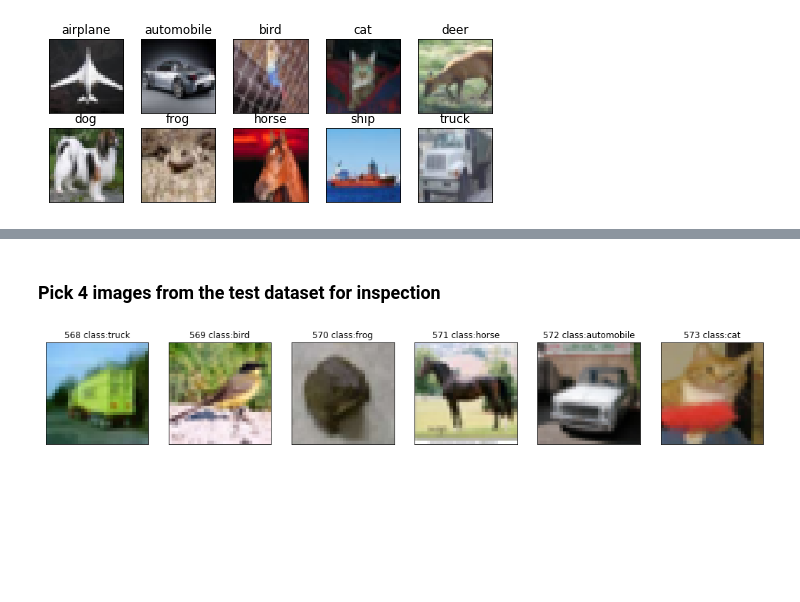
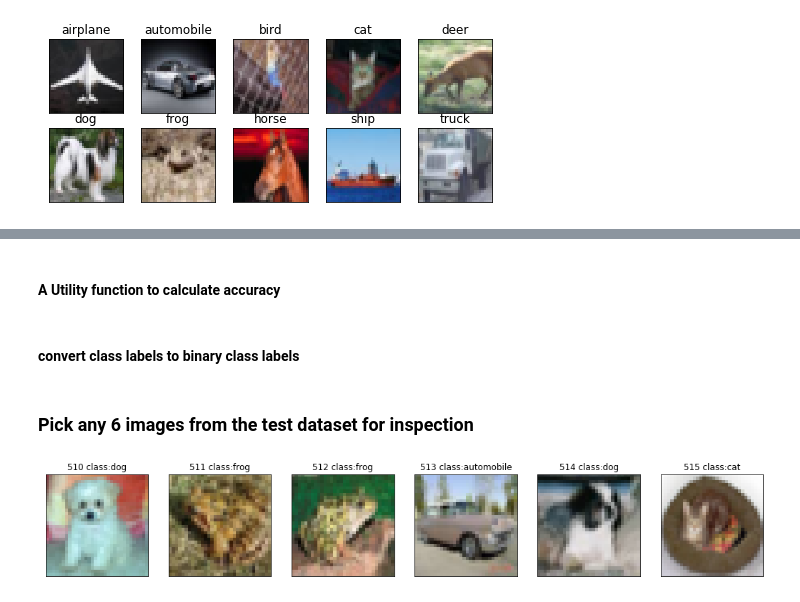
Before and after one commit to sarvan0506/AI, a Jupyter notebook: Assignment9.ipynb, the cells around one changed output, grey strips where cells are left out. Saved outputs shown, nothing was run; the diff lists cells and outputs as text; code cells hidden in the pictures; blank space fills up the shorter version.

```diff
--- a/Assignment9.ipynb
+++ b/Assignment9.ipynb
@@ -66,6 +71,8 @@ def plot_model_history(model_history):
     axs[1].set_xticks(np.arange(1,len(model_history.history['loss'])+1),len(model_history.history['loss'])/10)
     axs[1].legend(['train', 'val'], loc='best')
     plt.show()
+# %% [markdown]
+#### A Utility function to calculate accuracy
 # %%
 def accuracy(test_x, test_y, model):
     result = model.predict(test_x)
@@ -74,6 +81,8 @@ def accuracy(test_x, test_y, model):
     num_correct = np.sum(predicted_class == true_class)
     accuracy = float(num_correct)/result.shape[0]
     return (accuracy * 100)
+# %% [markdown]
+#### convert class labels to binary class labels
 # %%
 train_features = train_features.astype('float32')/255
 test_features = test_features.astype('float32')/255
@@ -81,19 +90,19 @@ test_features = test_features.astype('float32')/255
 train_labels = np_utils.to_categorical(train_labels, num_classes)
 test_labels = np_utils.to_categorical(test_labels, num_classes)
 # %% [markdown]
-### Pick 4 images from the test dataset for inspection
+### Pick any 6 images from the test dataset for inspection
 # %%
 img_no = 6
-rand_id = 568
+rand_id = 510
 
 fig = plt.figure(figsize=(18,3))
 for i in range(img_no):
   ax = fig.add_subplot(1, 6, 1 + i, xticks=[], yticks=[])
   ax.set_title(str(rand_id + i) + " class:" + class_names[np.argmax(test_labels[rand_id + i])])
   plt.imshow(test_features[rand_id + i])
 plt.show()
 # %% [output]
-[figure, old version]
+[figure, new version]
 # %%
 # Define the model
 model = Sequential()
```
Also changed, not shown: parts of 43 cells of this notebook.
